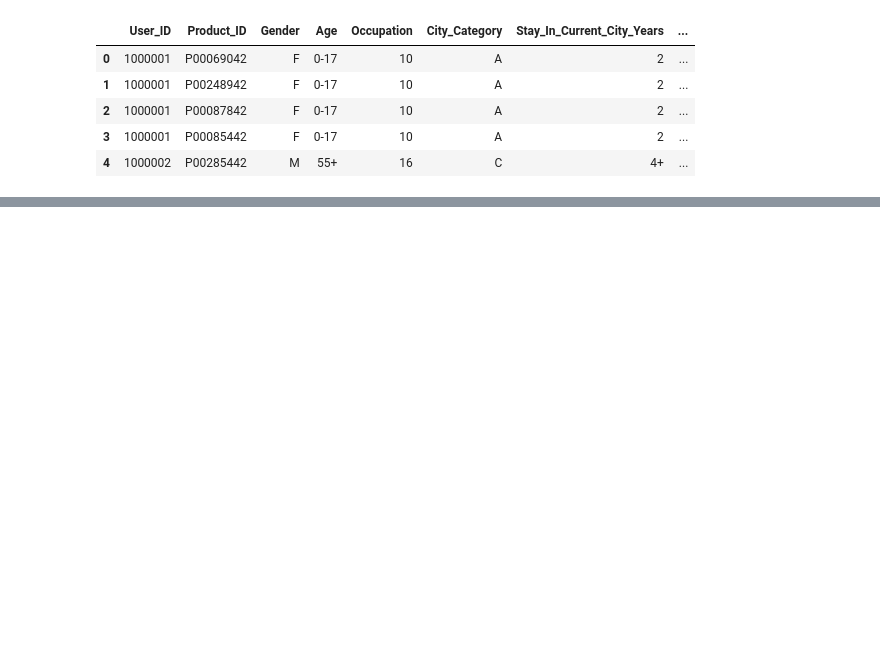
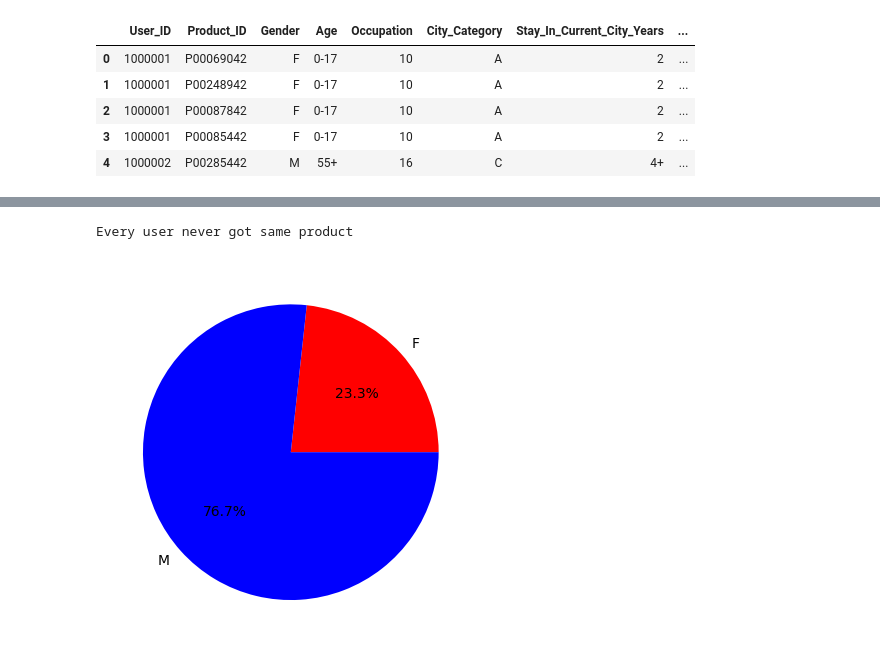
Before and after one commit to INA-95/retail_customer_behavior_analysis, a Jupyter notebook: walmart_customer_behavior_analysis.ipynb, the cells around one changed output, grey strips where cells are left out. Cells and saved outputs as stored; diff of their text form; code cells hidden in the pictures; blank space fills up the shorter version.

```diff
--- a/walmart_customer_behavior_analysis.ipynb
+++ b/walmart_customer_behavior_analysis.ipynb
@@ -106,0 +72,14 @@ df_m_o['Occupation'].value_counts().plot(kind = 'bar')
+# %%
+# Product_ID
+# 상품 고유값
+# 한 사람이 같은 상품을 산적이 없는가? 한 사람이 같은 상품을 여러 개 산 경우는 없음
+
+for user_id, sub in df.groupby('User_ID'):
+    temp = sub.groupby('Product_ID')['Product_ID'].count().rename_axis('product_id').reset_index()
+    temp = temp.rename(columns = {'Product_ID' : 'num_of_purchase'})
+    for val in temp['num_of_purchase']:
+        if val > 1:
+            print(temp['product_id'])
+print('Every user never got same product')
+# %% [output]
+Every user never got same product
@@ -106,0 +93,14 @@ df_m_o['Occupation'].value_counts().plot(kind = 'bar')
+# %%
+# 남자와 여자중 어떤 성별이 매출을 많이 내고 있나?
+# 전체 매출에서 여자, 남자 각각이 차지하는 비율
+
+gender_purchase = df.groupby('Gender')['Purchase'].sum().reset_index()
+gender_purchase
+
+genders = [gender for gender in gender_purchase['Gender']]
+purchase_amt = [amt for amt in gender_purchase['Purchase']]
+colors = ['red', 'blue']
+plt.pie(purchase_amt, labels = genders, colors = colors, autopct='%1.1f%%')
+plt.show()
+# %% [output]
+[figure, added]
```
Also changed, not shown: parts of 33 cells of this notebook.
